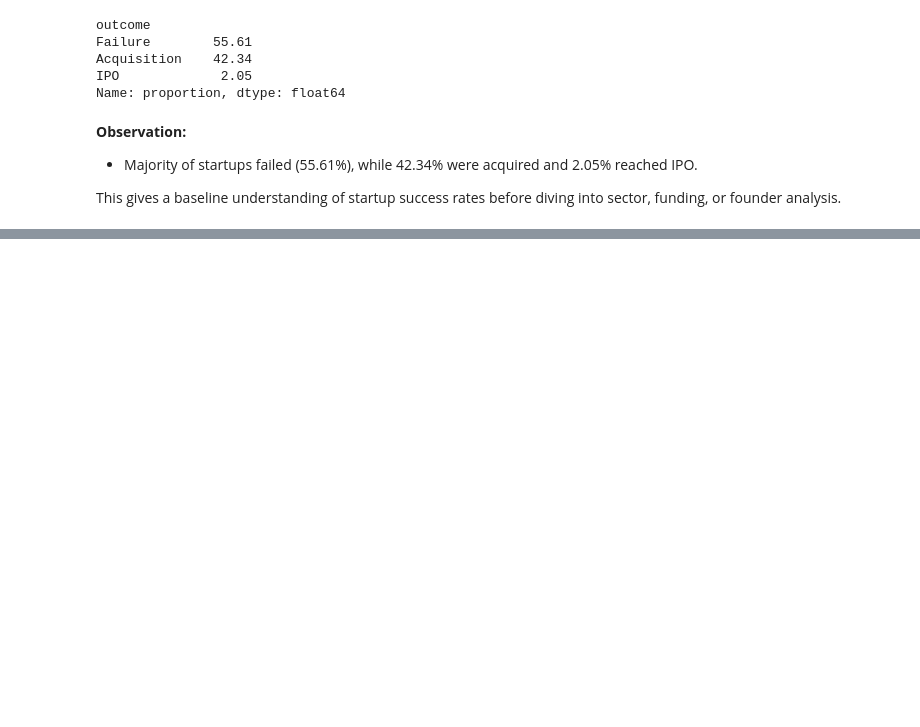
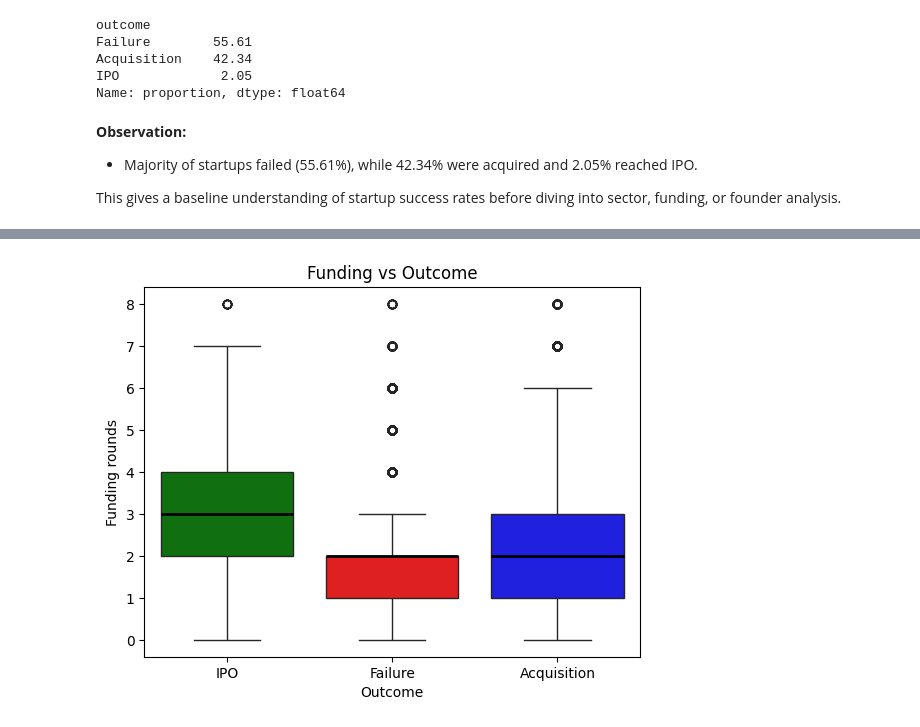
Before and after one commit to chantal-e/Startup-Funding-and-Outcome-Analysis, a Jupyter notebook: startup_funding_and_outcome_analysis.ipynb, the cells around one changed output, grey strips where cells are left out. Saved outputs shown, nothing was run; the diff lists cells and outputs as text; code cells hidden in the pictures; blank space fills up the shorter version.

```diff
--- a/startup_funding_and_outcome_analysis.ipynb
+++ b/startup_funding_and_outcome_analysis.ipynb
@@ -100,0 +109,13 @@ This gives a baseline understanding of startup success rates before diving into
+# %%
+funding_vs_outcome = {'IPO':'g', 'Failure':'r', 'Acquisition':'b'}
+sns.boxplot(data=df, x = 'outcome',
+            y = 'funding_rounds',
+            hue = df['outcome'],
+            palette = funding_vs_outcome,
+            medianprops = dict(color = 'black', linewidth = 2))
+plt.title('Funding vs Outcome')
+plt.xlabel('Outcome')
+plt.ylabel('Funding rounds')
+plt.show()
+# %% [output]
+[figure, added]
```
Also changed, not shown: parts of 8 cells of this notebook.
